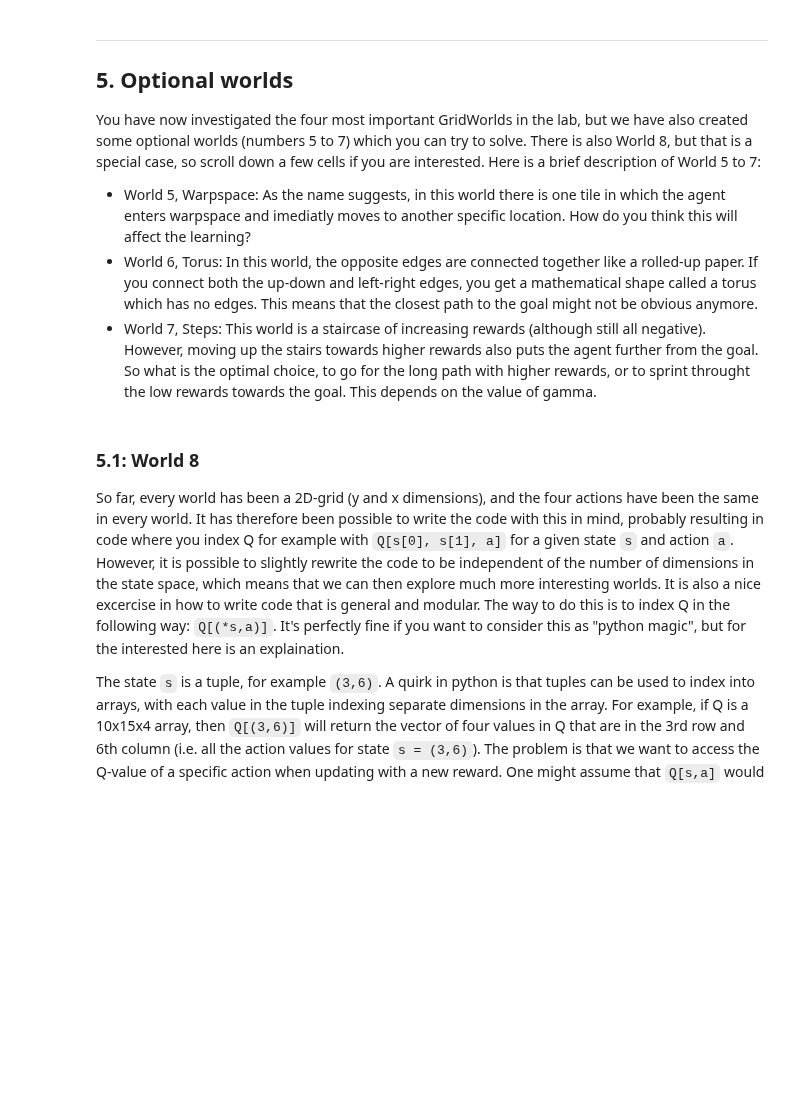
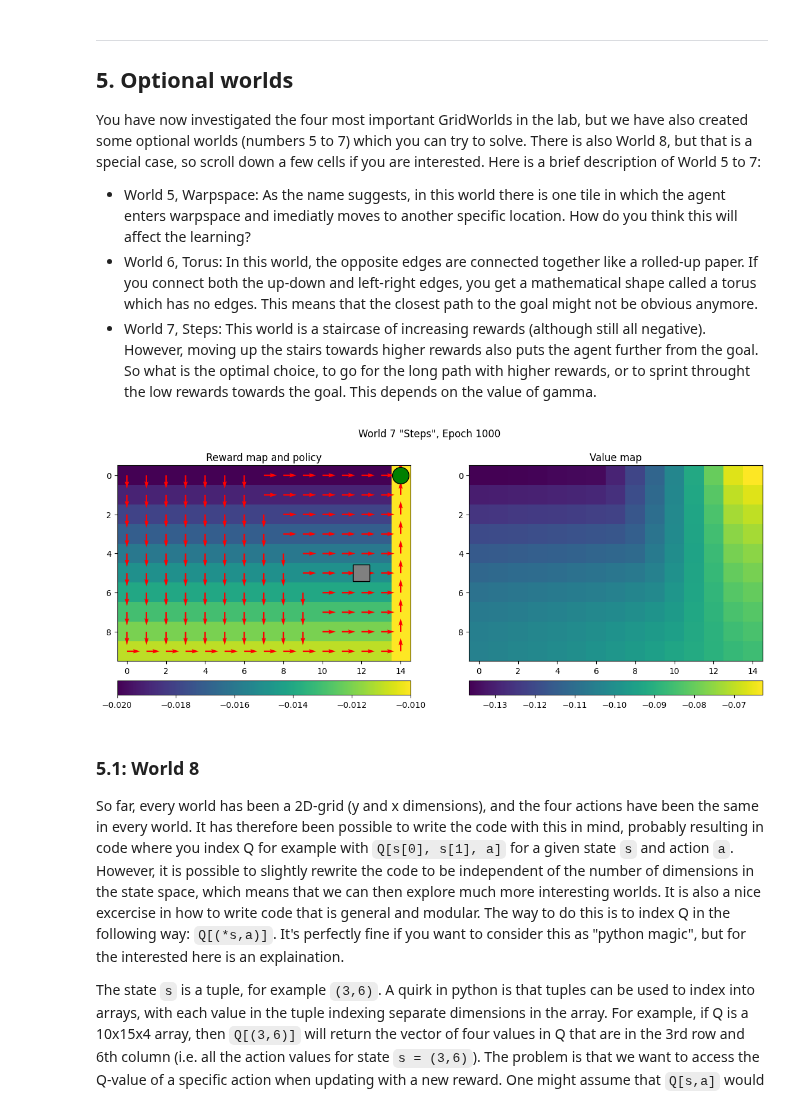
Before and after one commit to marijnkj/-D-NN, a Jupyter notebook: A4_Reinforcement/QLearning.ipynb, the cells around one changed output. Drawn from its saved outputs; the diff is of its cells as text; code cells hidden in the pictures; blank space fills up the shorter version.

```diff
--- a/A4_Reinforcement/QLearning.ipynb
+++ b/A4_Reinforcement/QLearning.ipynb
@@ -446,8 +452,10 @@ You have now investigated the four most important GridWorlds in the lab, but we
 - World 6, Torus: In this world, the opposite edges are connected together like a rolled-up paper. If you connect both the up-down and left-right edges, you get a mathematical shape called a torus which has no edges. This means that the closest path to the goal might not be obvious anymore.
 - World 7, Steps: This world is a staircase of increasing rewards (although still all negative). However, moving up the stairs towards higher rewards also puts the agent further from the goal. So what is the optimal choice, to go for the long path with higher rewards, or to sprint throught the low rewards towards the goal. This depends on the value of gamma.
 # %%
-WOpt = GridWorld( ??? )
-QOpt = QLearning(WOpt, {"LR": 0.99, "Gamma": 0.9, "Eps": 0.9, "Epochs": 1000, "MaxSteps": 200, "DrawInterval": 100})
+WOpt = GridWorld(7)
+QOpt = QLearning(WOpt, {"Alpha": 0.99, "Gamma": 0.9, "ExpRate": 0.9, "Epochs": 1000, "MaxSteps": 200, "DrawInterval": 100})
+# %% [output]
+[figure, added]
 # %%
 QLearningTest(W=WOpt, Q=QOpt, params={"Epochs": 5, "MaxSteps": 100})
 # %% [markdown]
```
Also changed, not shown: parts of 5 cells of this notebook.
